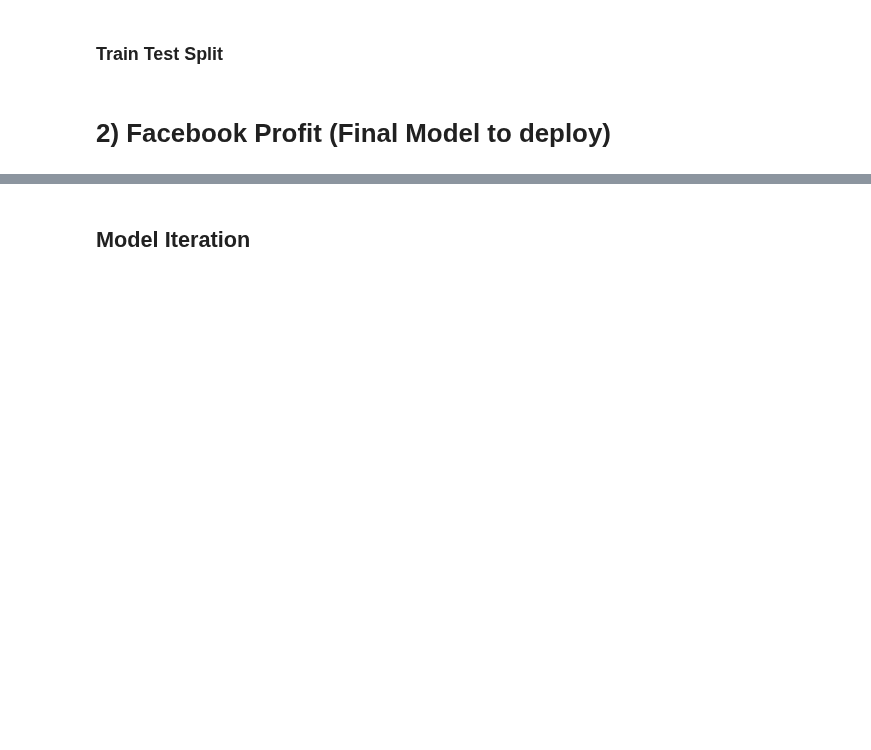
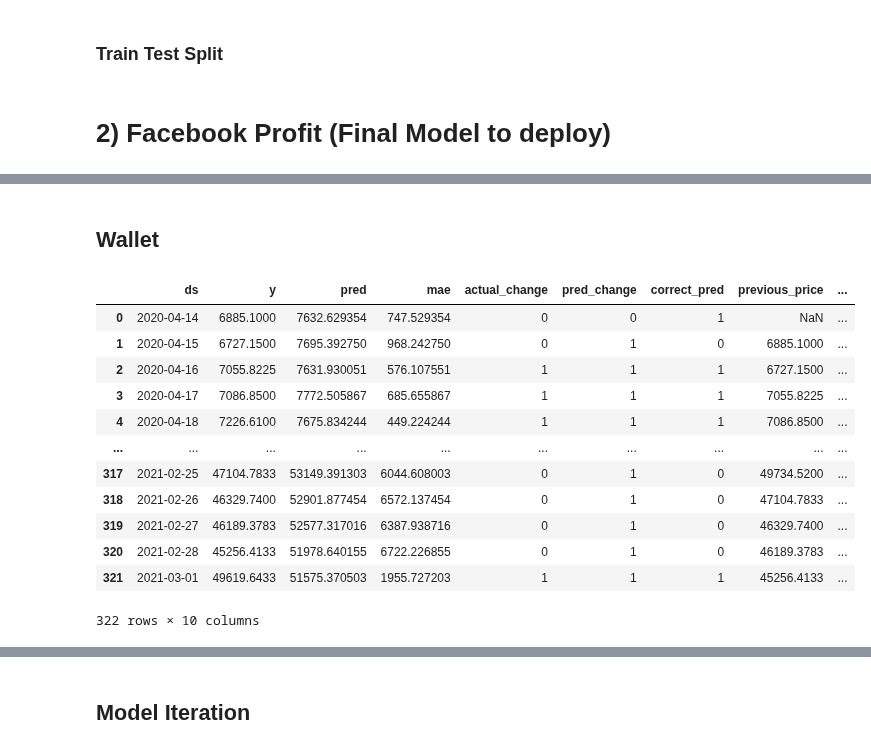
Before and after one commit to Dmunozig/crypto_sentiment, a Jupyter notebook: notebooks/Yassine modelling NB.ipynb, the cells around one changed output, grey strips where cells are left out. Drawn from its saved outputs; the diff is of its cells as text; code cells hidden in the pictures; blank space fills up the shorter version.

```diff
--- a/notebooks/Yassine modelling NB.ipynb
+++ b/notebooks/Yassine modelling NB.ipynb
@@ -89,0 +100,2 @@ plt.legend()
+# %% [markdown]
+## Wallet
@@ -89,0 +132,16 @@ plt.legend()
+# %%
+comparision
+# %% [output]
+|  | ds | y | pred | mae | actual_change | pred_change | correct_pred | previous_price | ... |
+| 0 | 2020-04-14 | 6885.1000 | 7632.629354 | 747.529354 | 0 | 0 | 1 | NaN | ... |
+| 1 | 2020-04-15 | 6727.1500 | 7695.392750 | 968.242750 | 0 | 1 | 0 | 6885.1000 | ... |
+| 2 | 2020-04-16 | 7055.8225 | 7631.930051 | 576.107551 | 1 | 1 | 1 | 6727.1500 | ... |
+| 3 | 2020-04-17 | 7086.8500 | 7772.505867 | 685.655867 | 1 | 1 | 1 | 7055.8225 | ... |
+| 4 | 2020-04-18 | 7226.6100 | 7675.834244 | 449.224244 | 1 | 1 | 1 | 7086.8500 | ... |
+| ... | ... | ... | ... | ... | ... | ... | ... | ... | ... |
+| 317 | 2021-02-25 | 47104.7833 | 53149.391303 | 6044.608003 | 0 | 1 | 0 | 49734.5200 | ... |
+| 318 | 2021-02-26 | 46329.7400 | 52901.877454 | 6572.137454 | 0 | 1 | 0 | 47104.7833 | ... |
+| 319 | 2021-02-27 | 46189.3783 | 52577.317016 | 6387.938716 | 0 | 1 | 0 | 46329.7400 | ... |
+| 320 | 2021-02-28 | 45256.4133 | 51978.640155 | 6722.226855 | 0 | 1 | 0 | 46189.3783 | ... |
+| 321 | 2021-03-01 | 49619.6433 | 51575.370503 | 1955.727203 | 1 | 1 | 1 | 45256.4133 | ... |
+322 rows × 10 columns
```
Also changed, not shown: parts of 33 cells of this notebook.
